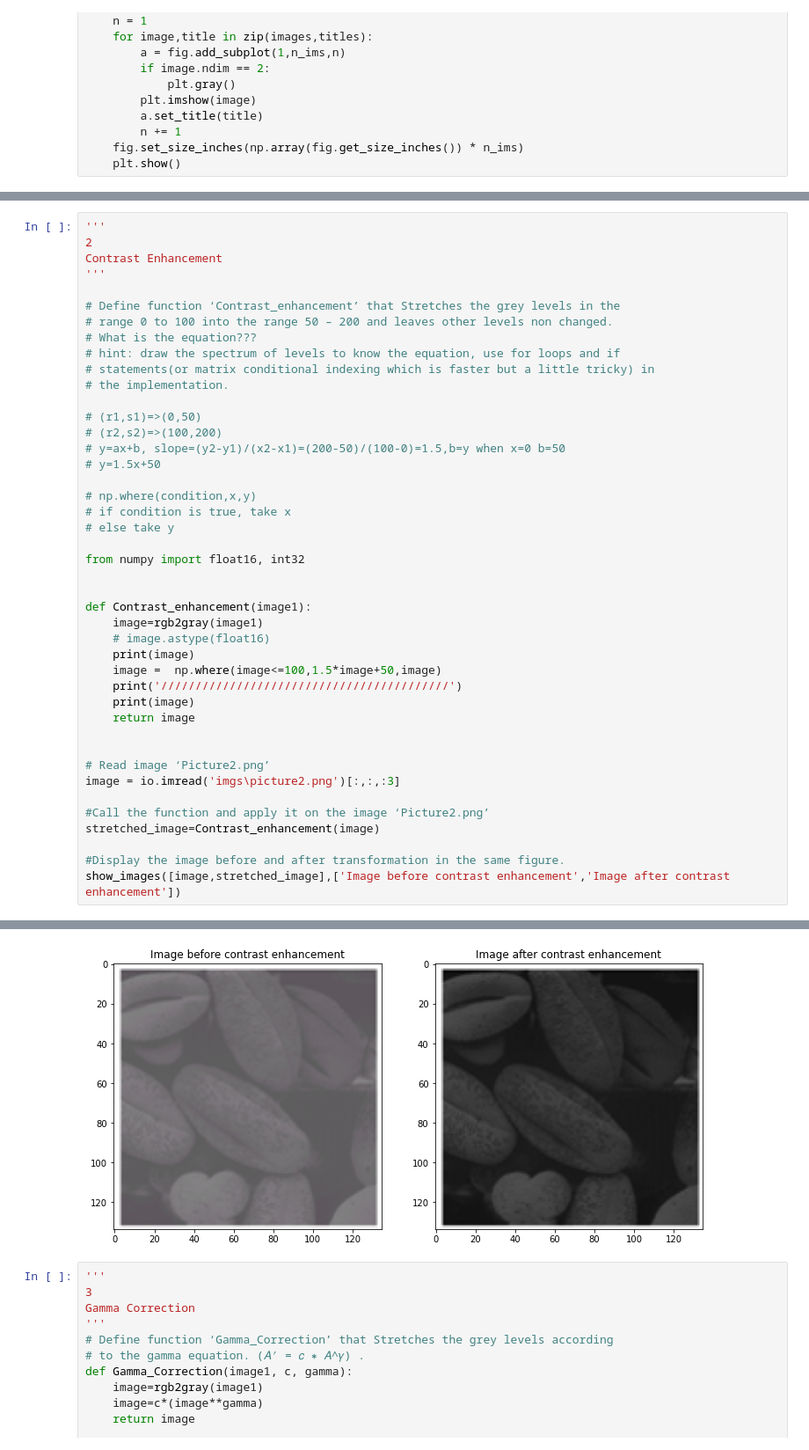
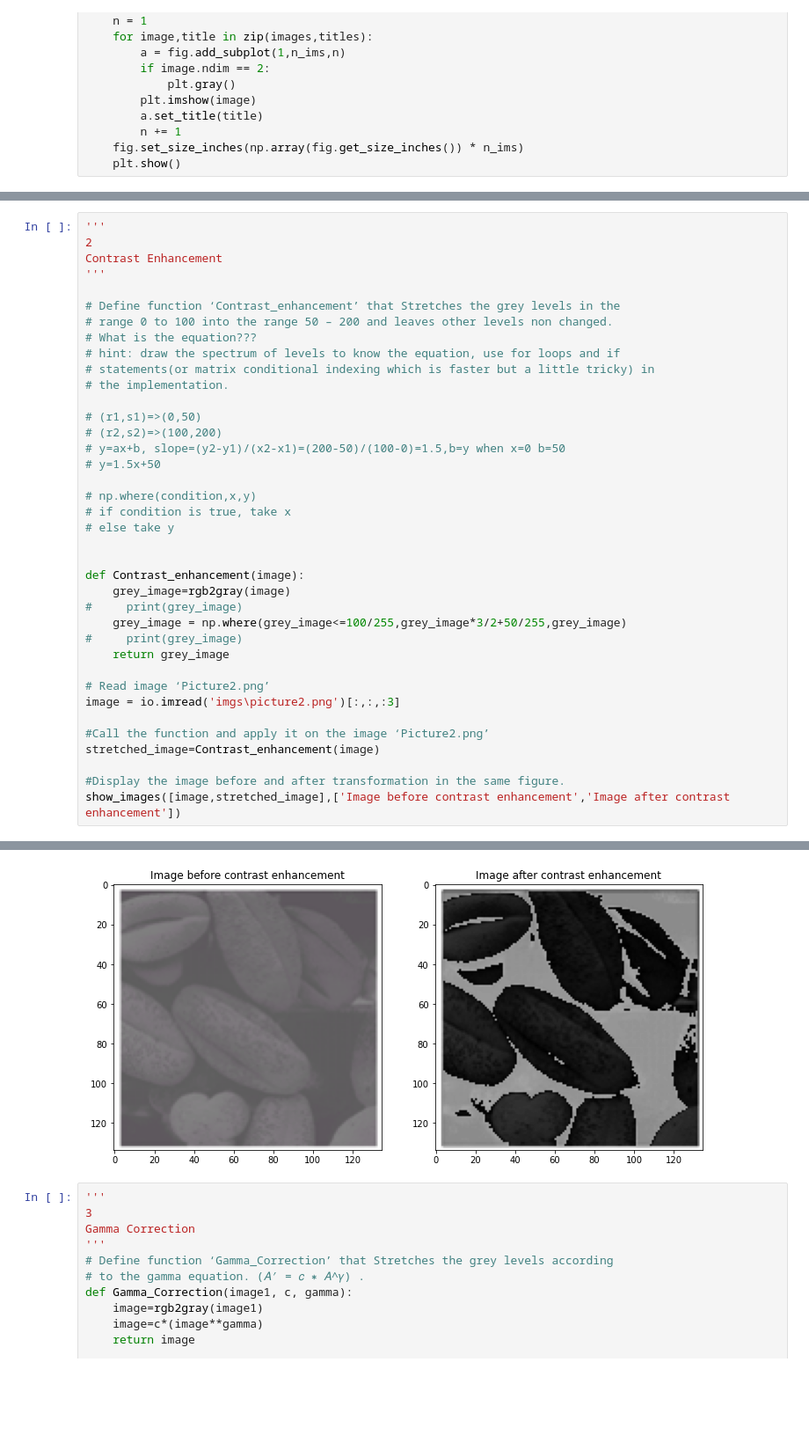
Before and after one commit to norhanreda/solutions-of-image-processing-labs, a Jupyter notebook: lab4/lab04-ContrastEnhancement-std/Lab4/Lab4_STD.ipynb, the cells around one changed output, grey strips where cells are left out. Shown at 88% size. Saved outputs shown, nothing was run; the diff lists cells and outputs as text; blank space fills up the shorter version.

```diff
--- a/lab4/lab04-ContrastEnhancement-std/Lab4/Lab4_STD.ipynb
+++ b/lab4/lab04-ContrastEnhancement-std/Lab4/Lab4_STD.ipynb
@@ -83,18 +82,13 @@ Contrast Enhancement
 # if condition is true, take x
 # else take y
 
-from numpy import float16, int32
 
-
-def Contrast_enhancement(image1):
-    image=rgb2gray(image1)
-    # image.astype(float16)
-    print(image)
-    image =  np.where(image<=100,1.5*image+50,image)
-    print('//////////////////////////////////////////')
-    print(image)
-    return image
-
+def Contrast_enhancement(image):
+    grey_image=rgb2gray(image)
+#     print(grey_image)
+    grey_image = np.where(grey_image<=100/255,grey_image*3/2+50/255,grey_image)
+#     print(grey_image)
+    return grey_image
 
 # Read image ‘Picture2.png’
 image = io.imread('imgs\picture2.png')[:,:,:3]
@@ -125,4 +102,4 @@ show_images([image,stretched_image],['Image before contrast enhancement','Image
-[figure, old version]
+[figure, new version]
 # %%
 '''
 3
```
Also changed, not shown: parts of 6 cells of this notebook.
